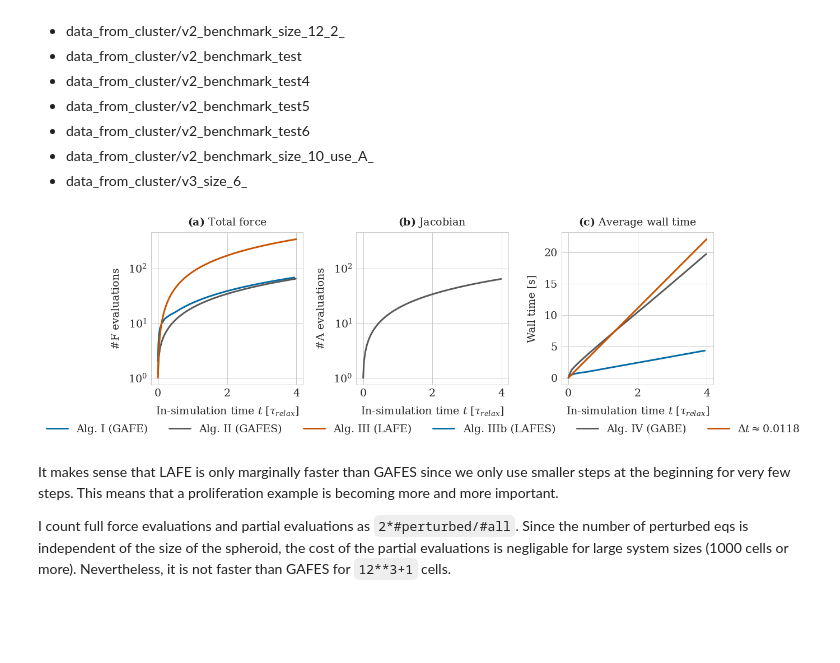
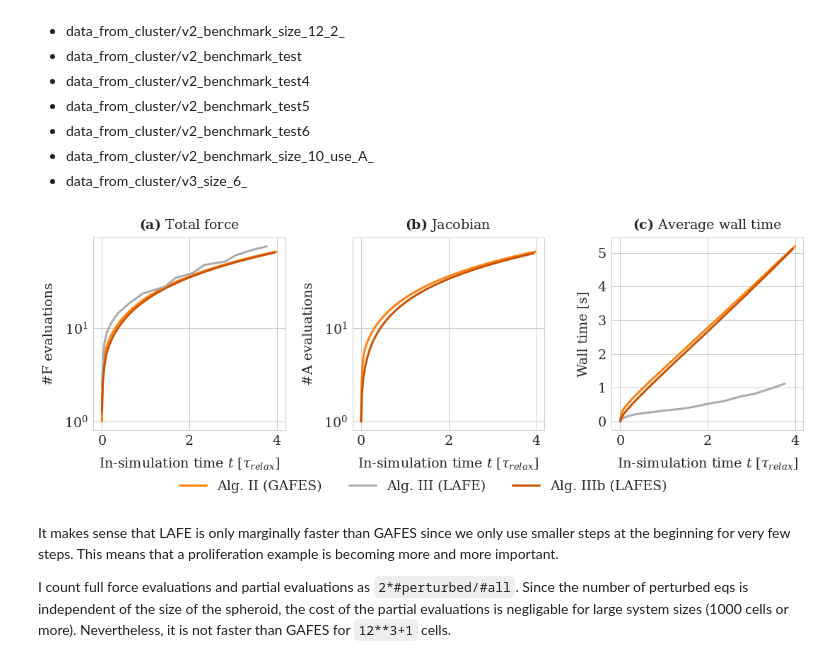
Before and after one commit to somathias/cbmos, a Jupyter notebook: experiments/exp-draft_single_proliferation_event_within_spheroid.ipynb, the cells around one changed output. Cells and saved outputs as stored; diff of their text form; code cells hidden in the pictures; blank space fills up the shorter version.

Commit message:
Try out improvement on LAFES

```diff
--- a/experiments/exp-draft_single_proliferation_event_within_spheroid.ipynb
+++ b/experiments/exp-draft_single_proliferation_event_within_spheroid.ipynb
@@ -494,16 +494,17 @@ Results from new version:
 - data_from_cluster/v3_size_6_
 # %%
 algorithms = ['EF_glob_adap_acc', 'EF_glob_adap_stab' ,  'EF_local_adap', 'EF_local_adap_stab', 'EB_global_adap', 'fixed_dt' ]
-algorithms = ['EF_glob_adap_acc',  'EF_local_adap', 'fixed_dt' ]
+algorithms = ['EF_glob_adap_stab', 'EF_local_adap', 'EF_local_adap_stab']
+#algorithms = ['EF_glob_adap_acc',  'EF_local_adap', 'fixed_dt' ]
 colors = {'EF_glob_adap_acc': defcolors[0],
           'EF_glob_adap_stab': defcolors[1] ,
           'EF_local_adap': defcolors[2],
           'EB_global_adap': defcolors[3],
           'fixed_dt' : defcolors[4],
           'EF_local_adap_stab':defcolors[5]}
-colors = {'EF_glob_adap_acc': defcolors[0],
-          'EF_local_adap': defcolors[3],
-          'fixed_dt' : defcolors[5]}
+#colors = {'EF_glob_adap_acc': defcolors[0],
+#          'EF_local_adap': defcolors[3],
+#          'fixed_dt' : defcolors[5]}
 # %%
 N_cells = 5**3
 dim = 3
@@ -514,7 +515,7 @@ ts_s = {}
 F_evaluations = {}
 A_evaluations = {}
 for alg in algorithms:
-    with open('data_from_cluster/v2_benchmark_size_10_2_'+alg+'.json', 'r') as f:
+    with open('scripts_cluster/benchmark_202204271310_size8_eps0.005_m6_'+alg+'.json', 'r') as f:
         data = json.load(f)
         exec_times[alg] = data['exec_times']
         min_exec_times[alg] = data['min_exec_times']
@@ -523,41 +524,43 @@ for alg in algorithms:
         F_evaluations[alg] = np.array(data['F_evals'])
         A_evaluations[alg] = data['A_evals']
 
-dt_f = ts_s['fixed_dt'][1] - ts_s['fixed_dt'][0]
-labels['fixed_dt'] = r'$\Delta t\approx$'+str(np.round(dt_f, 4))
+#dt_f = ts_s['fixed_dt'][1] - ts_s['fixed_dt'][0]
+#labels['fixed_dt'] = r'$\Delta t\approx$'+str(np.round(dt_f, 4))
 labels['EF_local_adap_stab'] ='Alg. IIIb (LAFES)'
 
 fig, (ax1, ax2, ax3) = plt.subplots(1, 3, figsize=(18, 6), gridspec_kw={'hspace':0.2, 'wspace': 0.35})
 
 for i, alg in enumerate(algorithms):
     ax3.plot(ts_s[alg][:-1], exec_times[alg], label=labels[alg], color=colors[alg])
 #    ax1.plot(ts_s[alg][:-1], min_exec_times[alg], label=labels[alg], linestyle='--', color=defcolors[i])
 #    ax1.plot(ts_s[alg][:-1], max_exec_times[alg], label=labels[alg], linestyle=':', color=defcolors[i])
     ax1.semilogy(ts_s[alg][:-1], F_evaluations[alg][:len(ts_s[alg])-1], label=labels[alg],  color=colors[alg])
     ax2.semilogy(ts_s[alg][:-1], A_evaluations[alg][:len(ts_s[alg])-1], label=labels[alg],  color=colors[alg])
 #ax2.legend()
 ax1.set(xlabel=r'In-simulation time $t$ [$ \tau_{relax}$]')
 ax3.set_ylabel('Wall time [s]')
 
 ax2.set(xlabel=r'In-simulation time $t$ [$ \tau_{relax}$]')
 ax3.set(xlabel=r'In-simulation time $t$ [$ \tau_{relax}$]')
 
-fig.legend(['Alg. I (GAFE)',  'Alg. II (GAFES)', 'Alg. III (LAFE)', 'Alg. IIIb (LAFES)', 'Alg. IV (GABE)', r'$\Delta t\approx$'+str(np.round(dt_f, 4))], loc=8, ncol=6)
+#fig.legend(['Alg. I (GAFE)',  'Alg. II (GAFES)', 'Alg. III (LAFE)', 'Alg. IIIb (LAFES)', 'Alg. IV (GABE)', r'$\Delta t\approx$'+str(np.round(dt_f, 4))], loc=8, ncol=6)
+
+fig.legend([ 'Alg. II (GAFES)', 'Alg. III (LAFE)', 'Alg. IIIb (LAFES)'], loc=8, ncol=6)
 #ax1.set_ylim([-0.5, 38])
 fig.subplots_adjust(bottom=0.25)
 
 ax1.set_title(r'$\bf{(a)}$ Total force')
 ax2.set_title(r'$\bf{(b)}$ Jacobian')
 ax3.set_title(r'$\bf{(c)}$ Average wall time')
 
 
 ax2.get_shared_y_axes().join(ax1, ax2)
 #ax3.set_yticklabels([])
 ax1.set(ylabel=r'#F evaluations')
 ax2.set(ylabel=r'#A evaluations')
 plt.savefig('locally_comp_spheroid_benchmark.pdf', bbox_inches='tight')
 # %% [output]
-[figure, old version]
+[figure, new version]
 # %% [markdown]
 It makes sense that LAFE is only marginally faster than GAFES since we only use smaller steps at the beginning for very few steps. This means that a proliferation example is becoming more and more important.
 
```
Also changed, not shown: 1 other file.
